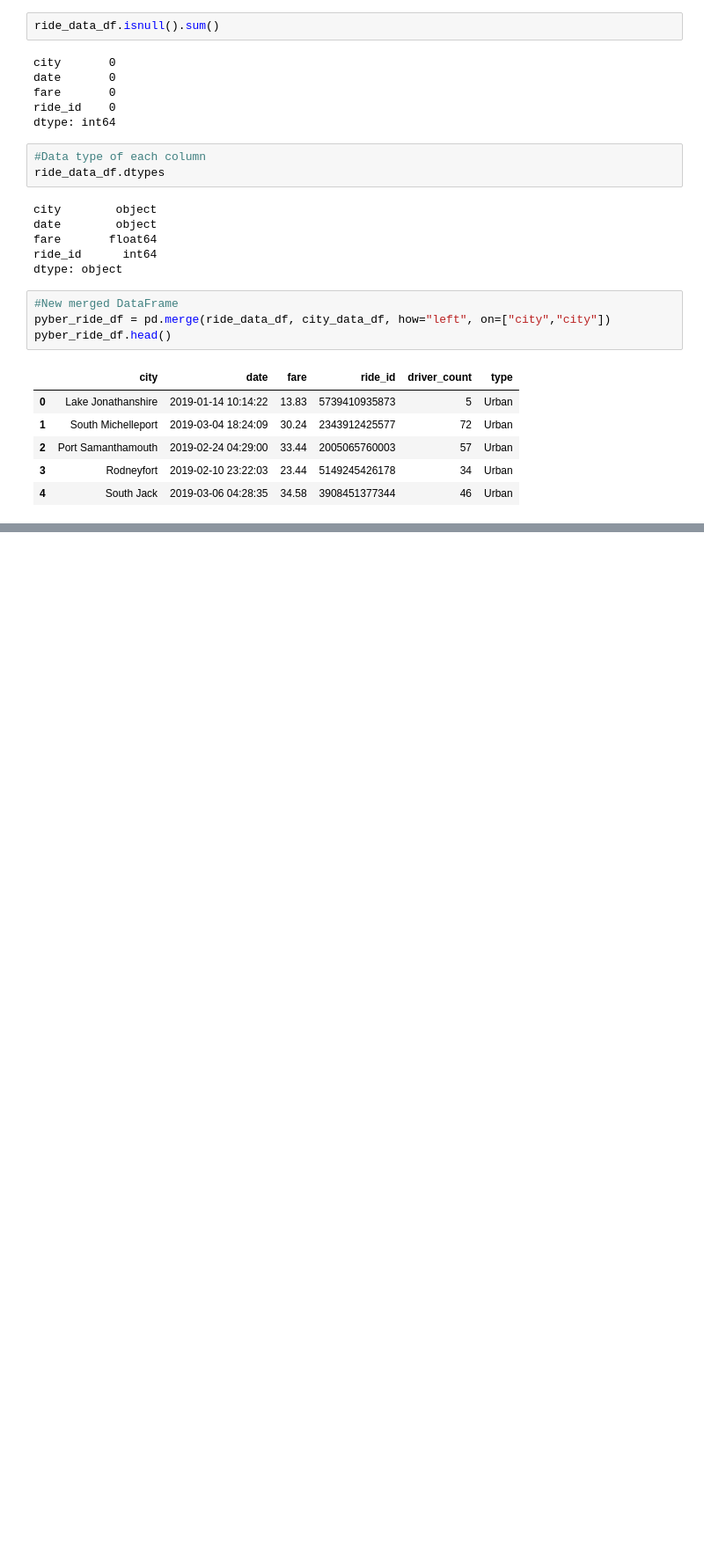
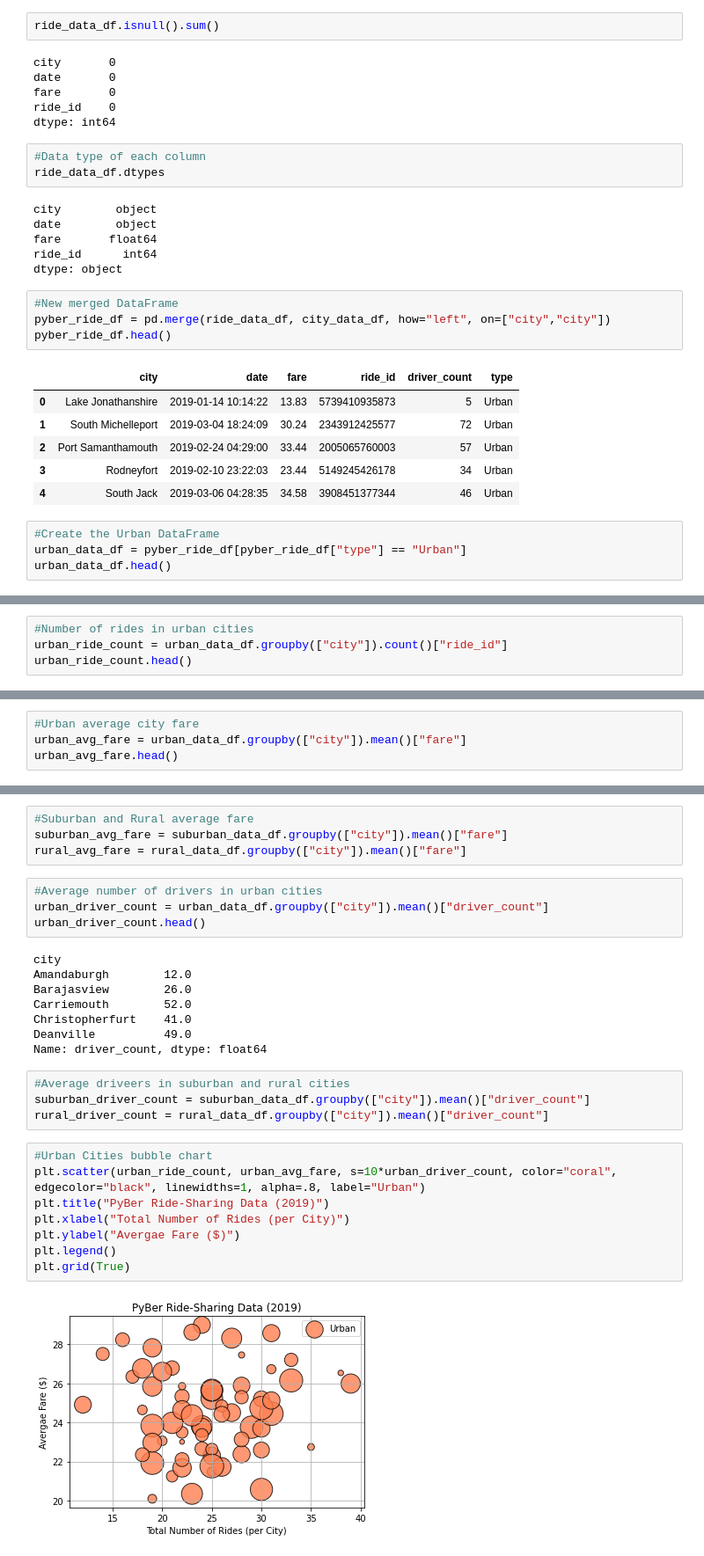
Before and after one commit to mpooser417/PyBer_Analysis, a Jupyter notebook: PyBer.ipynb, the cells around one changed output, grey strips where cells are left out. Shown at 88% size. Drawn from its saved outputs; the diff is of its cells as text; blank space fills up the shorter version.

Commit message:
Adding Completed Pyber Ride-Sharing Data chart

```diff
--- a/PyBer.ipynb
+++ b/PyBer.ipynb
@@ -119,3 +119,7 @@ pyber_ride_df.head()
 | 2 | Port Samanthamouth | 2019-02-24 04:29:00 | 33.44 | 2005065760003 | 57 | Urban |
 | 3 | Rodneyfort | 2019-02-10 23:22:03 | 23.44 | 5149245426178 | 34 | Urban |
 | 4 | South Jack | 2019-03-06 04:28:35 | 34.58 | 3908451377344 | 46 | Urban |
+# %%
+#Create the Urban DataFrame
+urban_data_df = pyber_ride_df[pyber_ride_df["type"] == "Urban"]
+urban_data_df.head()
@@ -121,0 +145,4 @@ pyber_ride_df.head()
+# %%
+#Number of rides in urban cities
+urban_ride_count = urban_data_df.groupby(["city"]).count()["ride_id"]
+urban_ride_count.head()
@@ -121,0 +161,4 @@ pyber_ride_df.head()
+# %%
+#Urban average city fare
+urban_avg_fare = urban_data_df.groupby(["city"]).mean()["fare"]
+urban_avg_fare.head()
@@ -121,0 +173,30 @@ pyber_ride_df.head()
+# %%
+#Suburban and Rural average fare
+suburban_avg_fare = suburban_data_df.groupby(["city"]).mean()["fare"]
+rural_avg_fare = rural_data_df.groupby(["city"]).mean()["fare"]
+# %%
+#Average number of drivers in urban cities
+urban_driver_count = urban_data_df.groupby(["city"]).mean()["driver_count"]
+urban_driver_count.head()
+# %% [output]
+city
+Amandaburgh        12.0
+Barajasview        26.0
+Carriemouth        52.0
+Christopherfurt    41.0
+Deanville          49.0
+Name: driver_count, dtype: float64
+# %%
+#Average driveers in suburban and rural cities
+suburban_driver_count = suburban_data_df.groupby(["city"]).mean()["driver_count"]
+rural_driver_count = rural_data_df.groupby(["city"]).mean()["driver_count"]
+# %%
+#Urban Cities bubble chart
+plt.scatter(urban_ride_count, urban_avg_fare, s=10*urban_driver_count, color="coral", edgecolor="black", linewidths=1, alpha=.8, label="Urban")
+plt.title("PyBer Ride-Sharing Data (2019)")
+plt.xlabel("Total Number of Rides (per City)")
+plt.ylabel("Avergae Fare ($)")
+plt.legend()
+plt.grid(True)
+# %% [output]
+[figure, added]
```
Also changed, not shown: parts of 8 cells of this notebook, 1 other file.
